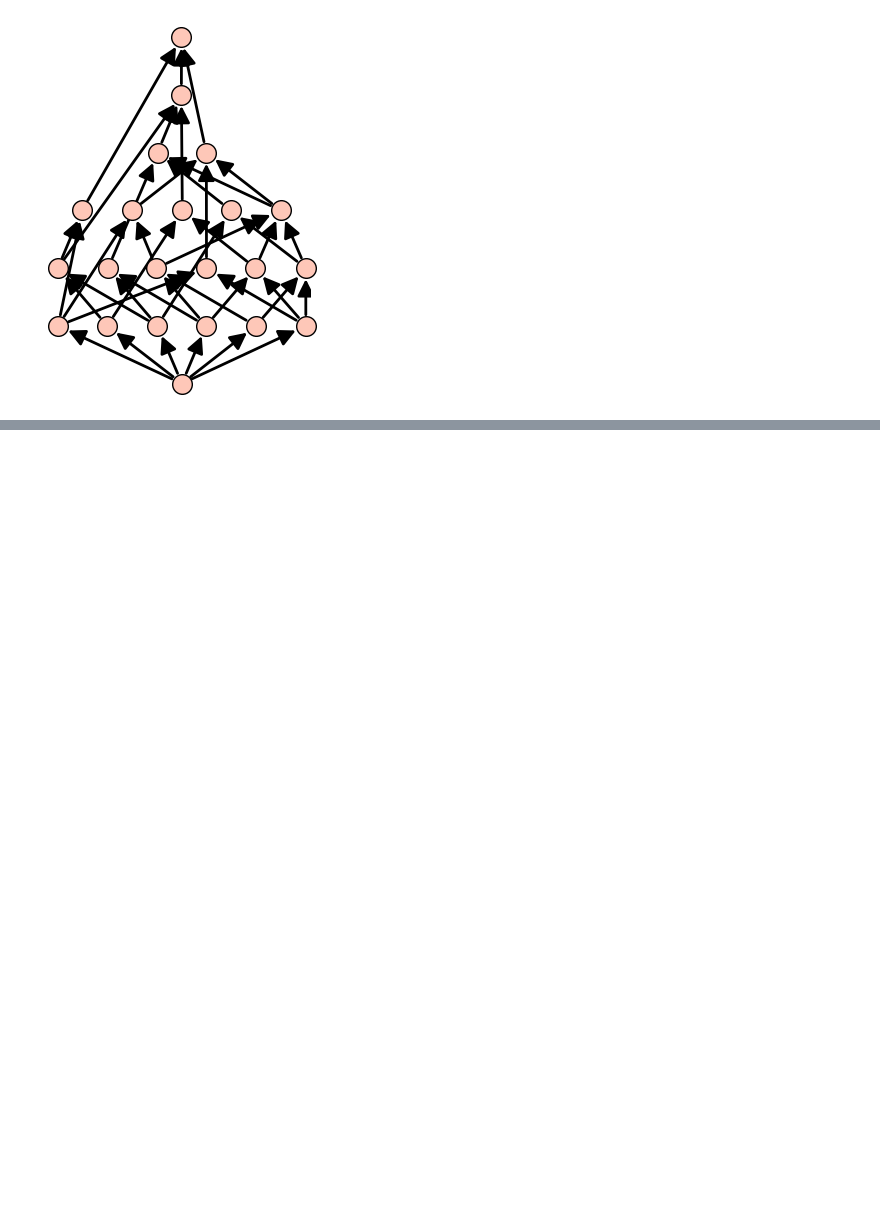
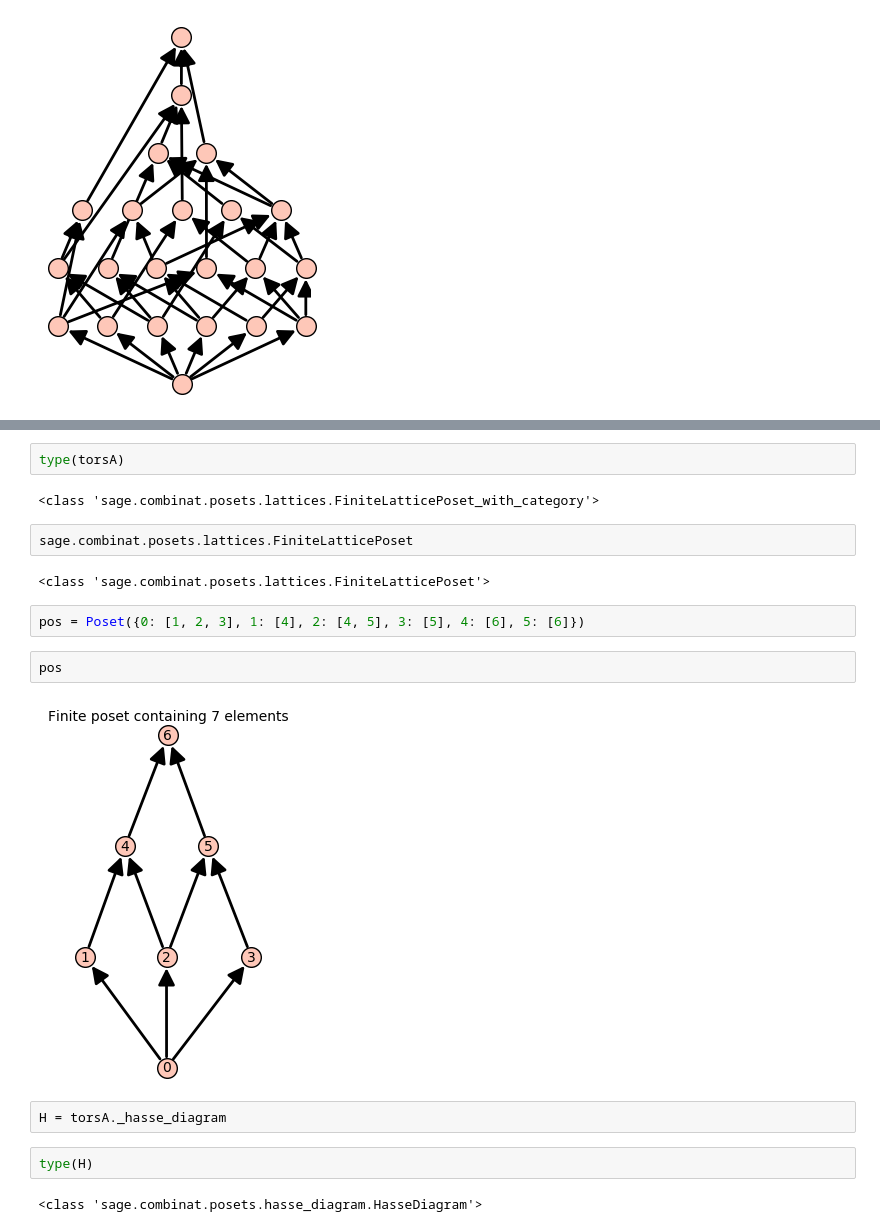
Before and after one commit to haruhisa-enomoto/tors-lattice, a Jupyter notebook: Untitled.ipynb, the cells around one changed output, grey strips where cells are left out. Drawn from its saved outputs; the diff is of its cells as text; blank space fills up the shorter version.

```diff
--- a/Untitled.ipynb
+++ b/Untitled.ipynb
@@ -70,0 +102,20 @@ b
+# %%
+type(torsA)
+# %% [output]
+<class 'sage.combinat.posets.lattices.FiniteLatticePoset_with_category'>
+# %%
+sage.combinat.posets.lattices.FiniteLatticePoset
+# %% [output]
+<class 'sage.combinat.posets.lattices.FiniteLatticePoset'>
+# %%
+pos = Poset({0: [1, 2, 3], 1: [4], 2: [4, 5], 3: [5], 4: [6], 5: [6]})
+# %%
+pos
+# %% [output]
+[figure, added]
+# %%
+H = torsA._hasse_diagram
+# %%
+type(H)
+# %% [output]
+<class 'sage.combinat.posets.hasse_diagram.HasseDiagram'>
```
Also changed, not shown: parts of 27 cells of this notebook, 3 other files.
